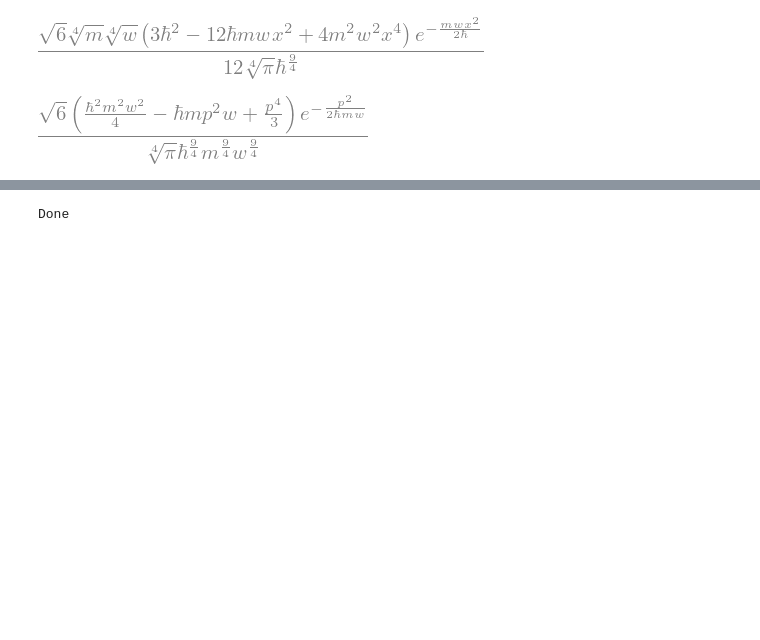
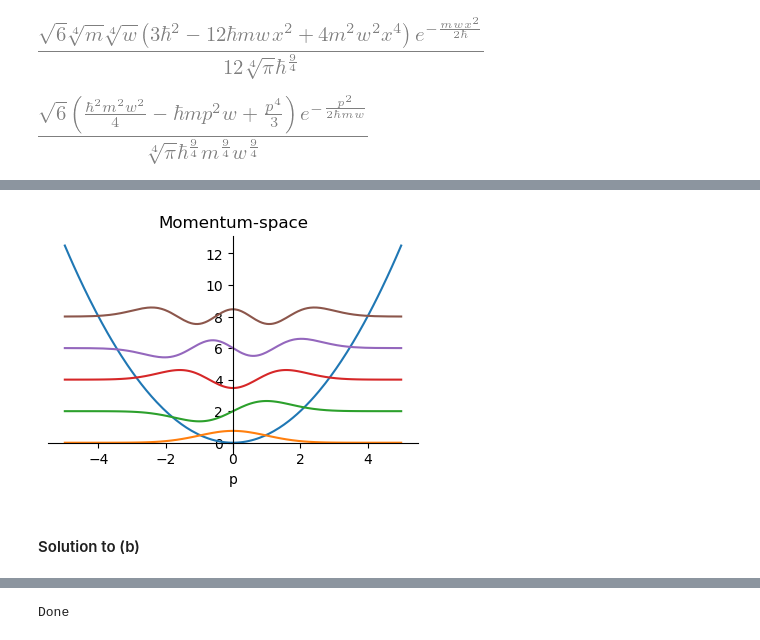
Before and after one commit to uqglmn/qm, a Jupyter notebook: QM_Problem_311.ipynb, the cells around one changed output, grey strips where cells are left out. Drawn from its saved outputs; the diff is of its cells as text; code cells hidden in the pictures; blank space fills up the shorter version.

```diff
--- a/QM_Problem_311.ipynb
+++ b/QM_Problem_311.ipynb
@@ -96,0 +115,12 @@ Let's inspect the fifth state:
+# %%
+p0 = sym.plot(p*p/2, (p,-5,5), show=False, ylabel="", title="Momentum-space", size=(4,3))
+
+for i in range(n):
+    # odd φ's have an imaginary I, so multiply them by an I to make them real
+    p0.extend( sym.plot(2*i+(sym.I)**i*φ[i].subs({m:1,w:1,h:1}), (p,-5,5), show=False) )
+
+p0.show()
+# %% [output]
+[figure, added]
+# %% [markdown]
+#### Solution to (b)
```
Also changed, not shown: parts of 16 cells of this notebook.
